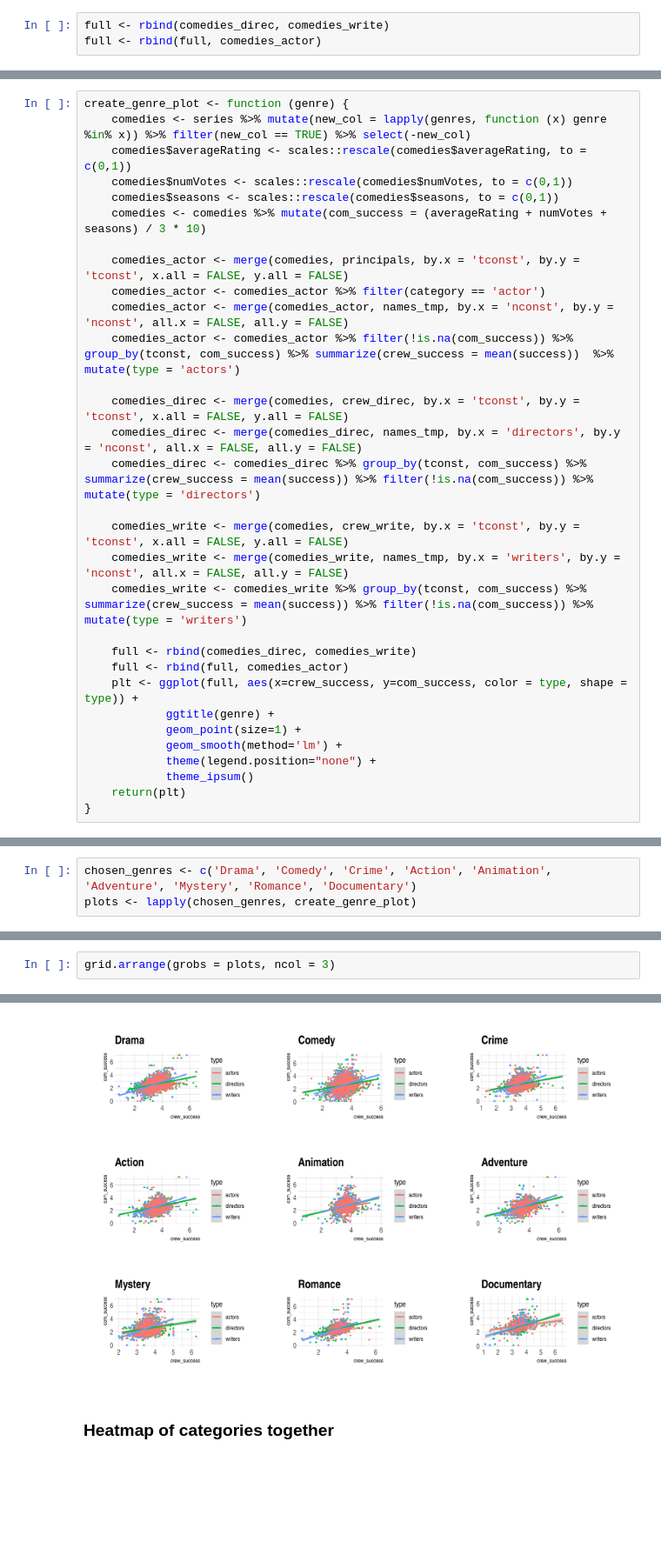
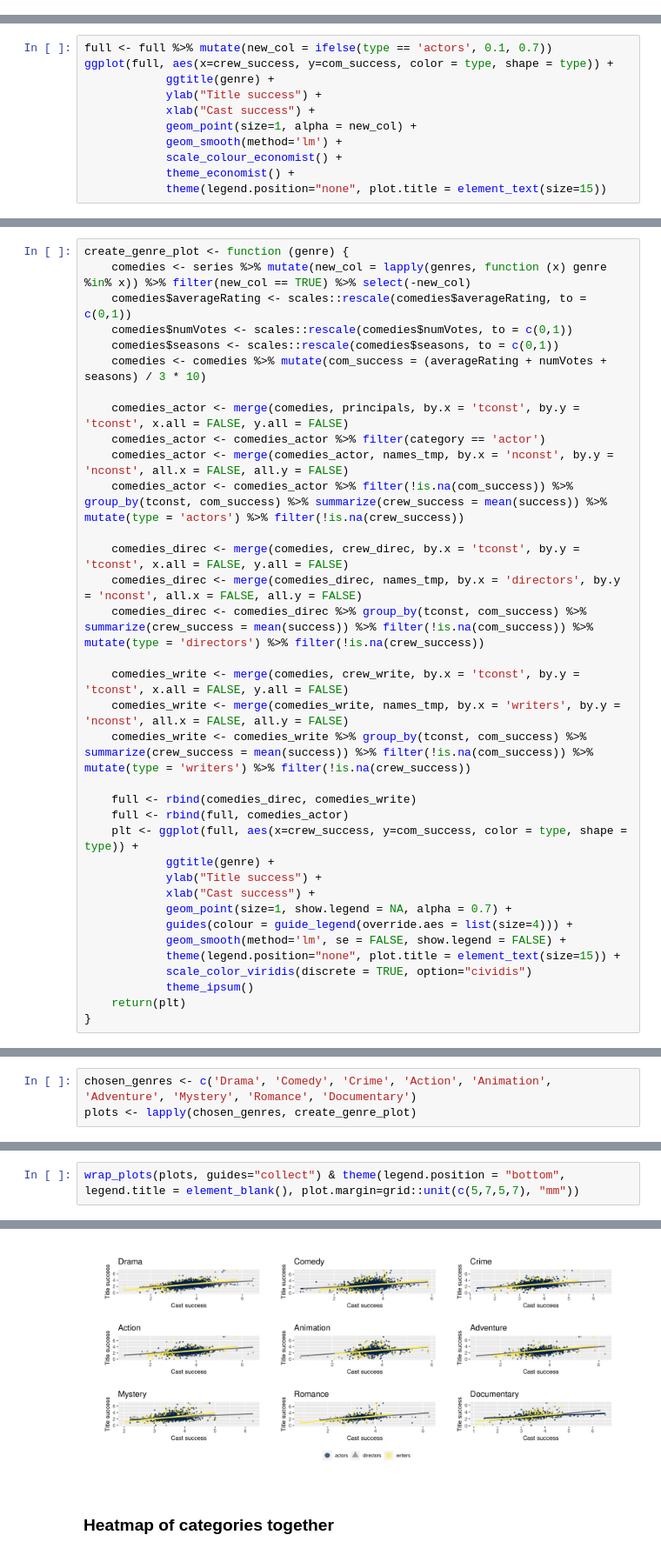
Before and after one commit to vaivapilk/DVZ, a Jupyter notebook: project.ipynb, the cells around one changed output, grey strips where cells are left out. Shown at 87% size. Drawn from its saved outputs; the diff is of its cells as text; blank space fills up the shorter version.

Commit message:
enhanced visuals on the graphs

```diff
--- a/project.ipynb
+++ b/project.ipynb
@@ -254,3 +232,0 @@ comedies_write <- comedies_write %>% group_by(tconst, com_success) %>% summarize
-# %%
-full <- rbind(comedies_direc, comedies_write)
-full <- rbind(full, comedies_actor)
@@ -278,0 +276,11 @@ crew_direc <- crew_direc %>% select(-writers)
+# %%
+full <- full %>% mutate(new_col = ifelse(type == 'actors', 0.1, 0.7))
+ggplot(full, aes(x=crew_success, y=com_success, color = type, shape = type)) +
+            ggtitle(genre) +
+            ylab("Title success") +
+            xlab("Cast success") +
+            geom_point(size=1, alpha = new_col) +
+            geom_smooth(method='lm') +
+            scale_colour_economist() +
+            theme_economist() +
+            theme(legend.position="none", plot.title = element_text(size=15))
@@ -287,23 +297,27 @@ create_genre_plot <- function (genre) {
     comedies_actor <- merge(comedies, principals, by.x = 'tconst', by.y = 'tconst', x.all = FALSE, y.all = FALSE)
     comedies_actor <- comedies_actor %>% filter(category == 'actor')
     comedies_actor <- merge(comedies_actor, names_tmp, by.x = 'nconst', by.y = 'nconst', all.x = FALSE, all.y = FALSE)
-    comedies_actor <- comedies_actor %>% filter(!is.na(com_success)) %>% group_by(tconst, com_success) %>% summarize(crew_success = mean(success))  %>% mutate(type = 'actors')
+    comedies_actor <- comedies_actor %>% filter(!is.na(com_success)) %>% group_by(tconst, com_success) %>% summarize(crew_success = mean(success)) %>% mutate(type = 'actors') %>% filter(!is.na(crew_success))
 
     comedies_direc <- merge(comedies, crew_direc, by.x = 'tconst', by.y = 'tconst', x.all = FALSE, y.all = FALSE)
     comedies_direc <- merge(comedies_direc, names_tmp, by.x = 'directors', by.y = 'nconst', all.x = FALSE, all.y = FALSE)
-    comedies_direc <- comedies_direc %>% group_by(tconst, com_success) %>% summarize(crew_success = mean(success)) %>% filter(!is.na(com_success)) %>% mutate(type = 'directors')
+    comedies_direc <- comedies_direc %>% group_by(tconst, com_success) %>% summarize(crew_success = mean(success)) %>% filter(!is.na(com_success)) %>% mutate(type = 'directors') %>% filter(!is.na(crew_success))
 
     comedies_write <- merge(comedies, crew_write, by.x = 'tconst', by.y = 'tconst', x.all = FALSE, y.all = FALSE)
     comedies_write <- merge(comedies_write, names_tmp, by.x = 'writers', by.y = 'nconst', all.x = FALSE, all.y = FALSE)
-    comedies_write <- comedies_write %>% group_by(tconst, com_success) %>% summarize(crew_success = mean(success)) %>% filter(!is.na(com_success)) %>% mutate(type = 'writers')
+    comedies_write <- comedies_write %>% group_by(tconst, com_success) %>% summarize(crew_success = mean(success)) %>% filter(!is.na(com_success)) %>% mutate(type = 'writers') %>% filter(!is.na(crew_success))
 
     full <- rbind(comedies_direc, comedies_write)
     full <- rbind(full, comedies_actor)
     plt <- ggplot(full, aes(x=crew_success, y=com_success, color = type, shape = type)) +
             ggtitle(genre) +
-            geom_point(size=1) +
-            geom_smooth(method='lm') +
-            theme(legend.position="none") +
+            ylab("Title success") +
+            xlab("Cast success") +
+            geom_point(size=1, show.legend = NA, alpha = 0.7) +
+            guides(colour = guide_legend(override.aes = list(size=4))) +
+            geom_smooth(method='lm', se = FALSE, show.legend = FALSE) +
+            theme(legend.position="none", plot.title = element_text(size=15)) +
+            scale_color_viridis(discrete = TRUE, option="cividis")
             theme_ipsum()
     return(plt)
 }
@@ -317,4 +327,4 @@ options(repr.plot.width=12, repr.plot.height=8, repr.plot.res = 250)
 # %%
-grid.arrange(grobs = plots, ncol = 3)
+wrap_plots(plots, guides="collect") & theme(legend.position = "bottom", legend.title = element_blank(), plot.margin=grid::unit(c(5,7,5,7), "mm"))
 # %% [output]
 `geom_smooth()` using formula = 'y ~ x'
@@ -337,4 +339,4 @@ Warning message:
-[figure, old version]
+[figure, new version]
 # %% [markdown]
 ### Heatmap of categories together
 # %%
```
Also changed, not shown: parts of 29 cells of this notebook.
